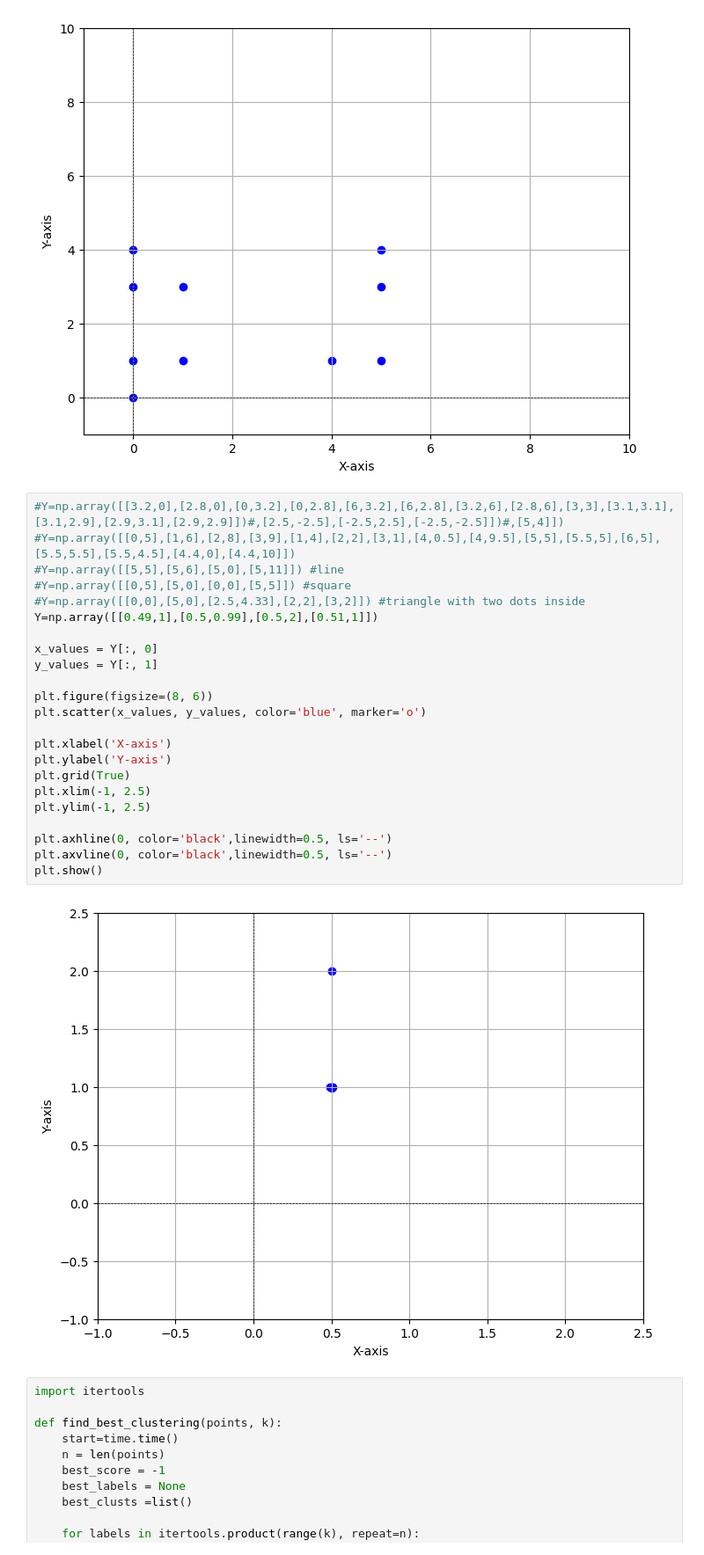
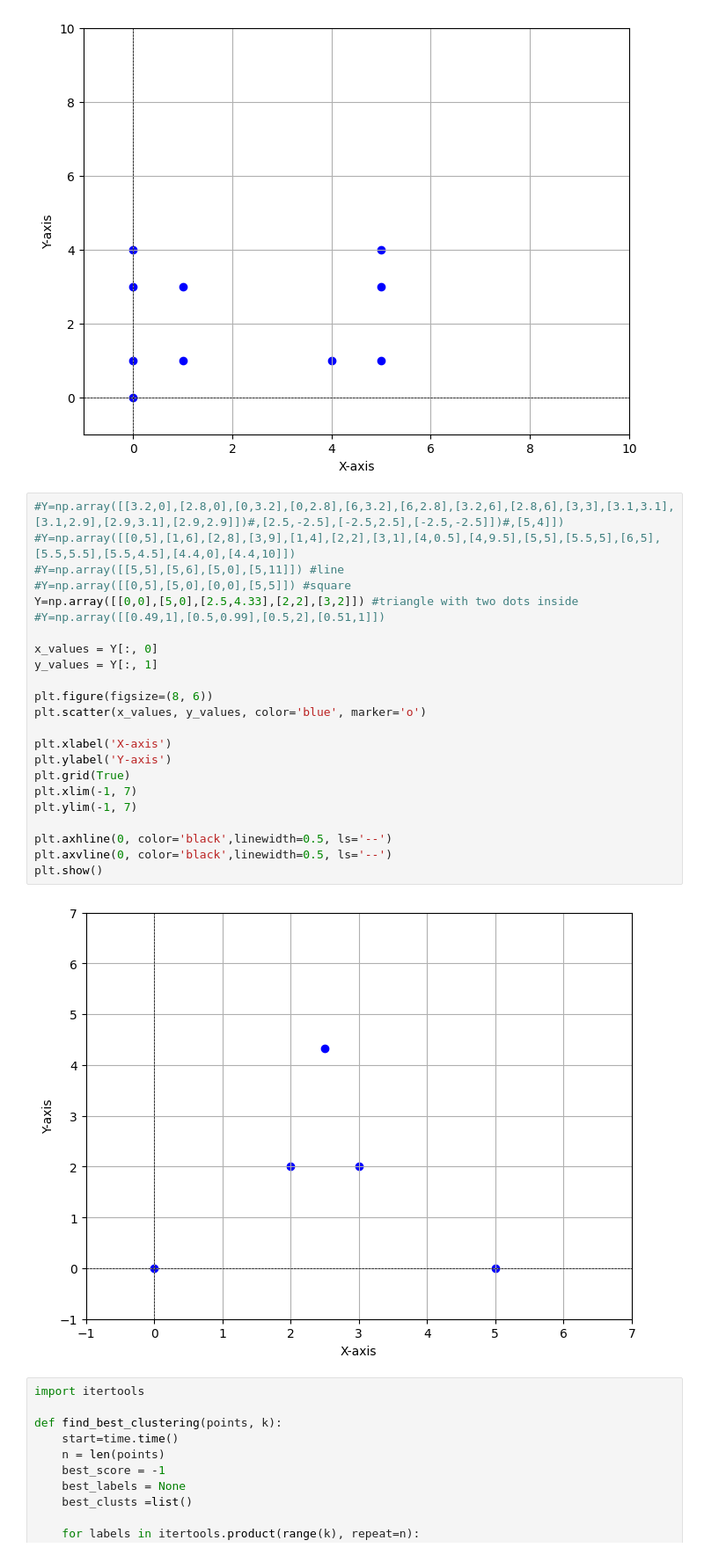
Before and after one commit to TCalvani/Silhouette_clustering, a Jupyter notebook: toy_clustering.ipynb, the cells around one changed output. Shown at 88% size. Drawn from its saved outputs; the diff is of its cells as text.

```diff
--- a/toy_clustering.ipynb
+++ b/toy_clustering.ipynb
@@ -32,28 +32,28 @@ plt.show()
 # %%
 #Y=np.array([[3.2,0],[2.8,0],[0,3.2],[0,2.8],[6,3.2],[6,2.8],[3.2,6],[2.8,6],[3,3],[3.1,3.1],[3.1,2.9],[2.9,3.1],[2.9,2.9]])#,[2.5,-2.5],[-2.5,2.5],[-2.5,-2.5]])#,[5,4]])
 #Y=np.array([[0,5],[1,6],[2,8],[3,9],[1,4],[2,2],[3,1],[4,0.5],[4,9.5],[5,5],[5.5,5],[6,5],[5.5,5.5],[5.5,4.5],[4.4,0],[4.4,10]])
 #Y=np.array([[5,5],[5,6],[5,0],[5,11]]) #line
 #Y=np.array([[0,5],[5,0],[0,0],[5,5]]) #square
-#Y=np.array([[0,0],[5,0],[2.5,4.33],[2,2],[3,2]]) #triangle with two dots inside
-Y=np.array([[0.49,1],[0.5,0.99],[0.5,2],[0.51,1]])
+Y=np.array([[0,0],[5,0],[2.5,4.33],[2,2],[3,2]]) #triangle with two dots inside
+#Y=np.array([[0.49,1],[0.5,0.99],[0.5,2],[0.51,1]])
 
 x_values = Y[:, 0]
 y_values = Y[:, 1]
 
 plt.figure(figsize=(8, 6))
 plt.scatter(x_values, y_values, color='blue', marker='o')
 
 plt.xlabel('X-axis')
 plt.ylabel('Y-axis')
 plt.grid(True)
-plt.xlim(-1, 2.5)
-plt.ylim(-1, 2.5)
+plt.xlim(-1, 7)
+plt.ylim(-1, 7)
 
 plt.axhline(0, color='black',linewidth=0.5, ls='--')
 plt.axvline(0, color='black',linewidth=0.5, ls='--')
 plt.show()
 # %% [output]
-[figure, old version]
+[figure, new version]
 # %%
 import itertools
 
```
Also changed, not shown: parts of 1 cell of this notebook.
